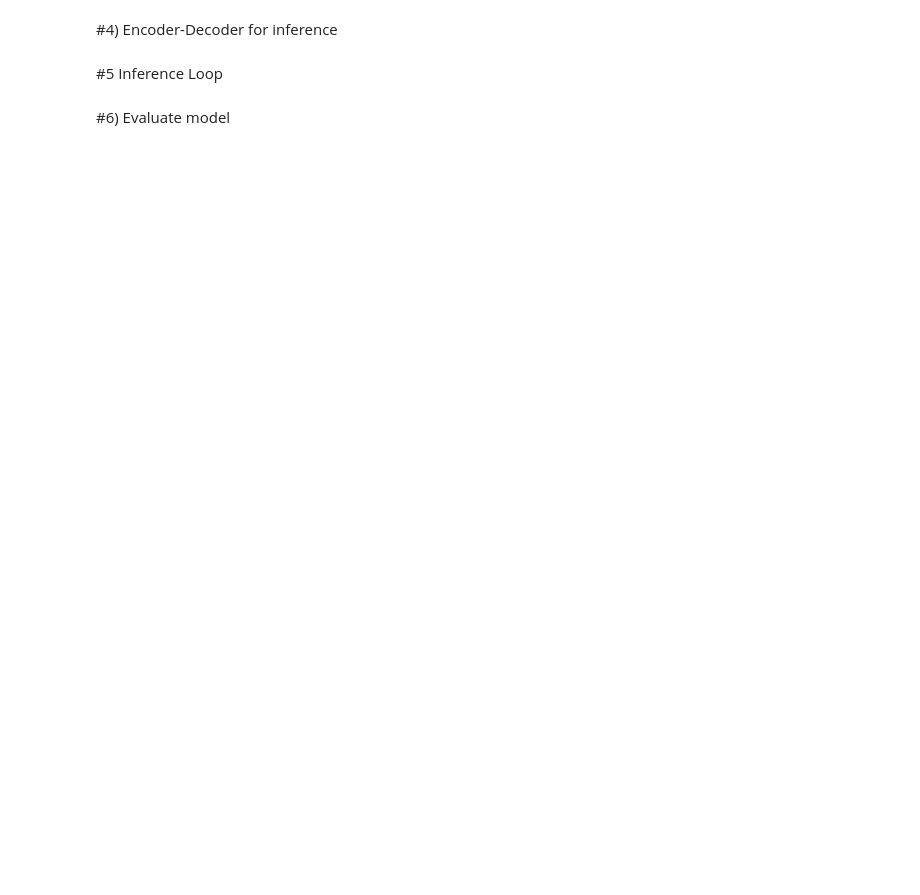
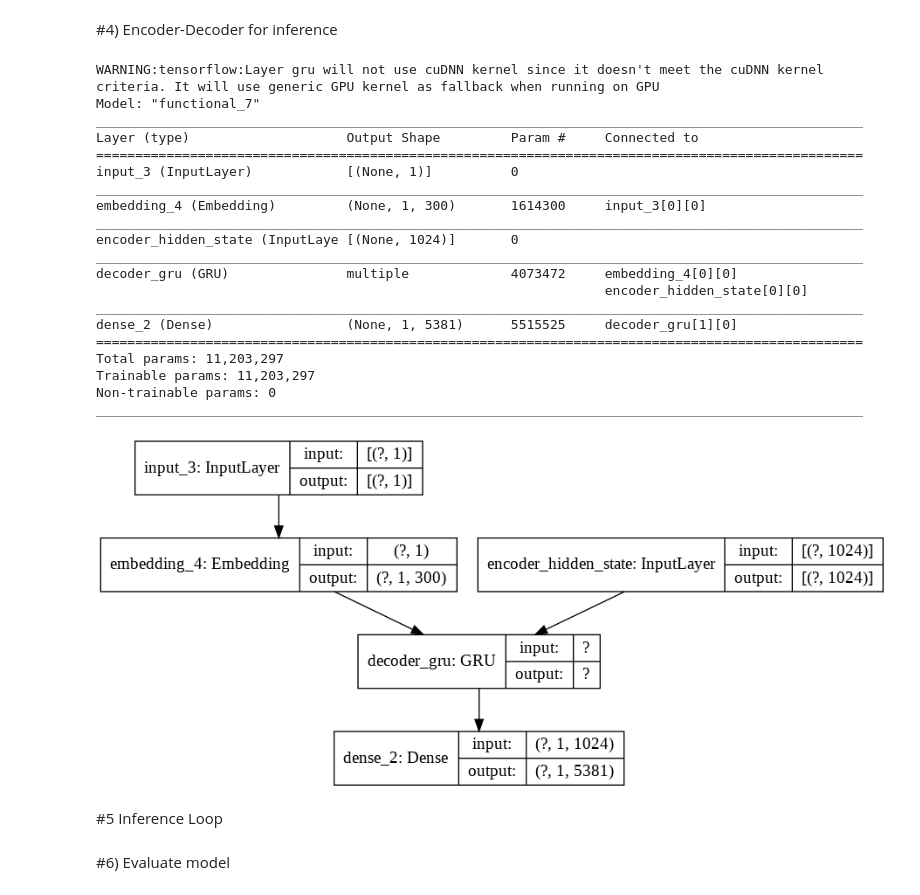
Before and after one commit to IpastorSan/seq2seq-with-attention-OCR-translation, a Jupyter notebook: model/vanilla_seq2seq/vanilla_seq2seq_notebook.ipynb, the cells around one changed output. Cells and saved outputs as stored; diff of their text form; code cells hidden in the pictures; blank space fills up the shorter version.

```diff
--- a/model/vanilla_seq2seq/vanilla_seq2seq_notebook.ipynb
+++ b/model/vanilla_seq2seq/vanilla_seq2seq_notebook.ipynb
@@ -128,6 +125,6 @@ def get_embedding_weights(embedd_dict, tokenizer_index, max_features=1000):
     return embedding_matrix
 # %%
 emb_zh = get_embedding_weights(embedding_zh, zh_tokenizer_lang, max_features=zh_vocab_size)
-emb_en = emb = get_embedding_weights(embedding_en, en_tokenizer_lang, max_features=en_vocab_size)
+emb_en = get_embedding_weights(embedding_en, en_tokenizer_lang, max_features=en_vocab_size)
 # %% [markdown]
 ##2.4 Batch Generator
@@ -339,36 +287,58 @@ plt.show()
 # encoder_model_inference is the same as in training
 encoder_inf = Model(encoder_input, state_h)
 
 encoder_inf.save("/content/gdrive/My Drive/tfm/encoder_inf_model_v1.h5")
 encoder_inf.save_weights("/content/gdrive/My Drive/tfm/encoder_inf_weights_v1.h5")
 
 # decoder_model_inference
 decoder_inf_state_input_h = Input(shape=(nodes, ), name="encoder_hidden_state") #Encoder hidden states
 
 # decoder_inputs
-decoder_inf_input = Input(shape=(None,)) #Input fro inference decoding is 1 word at a time
+decoder_inf_input = Input(shape=(1,)) #Input fro inference decoding is 1 word at a time
 decoder_inf_input_emb = Embedding(en_vocab_size, 300, \
                                   weights=[emb_en], mask_zero=True)(decoder_inf_input)
 
 # decoder
 decoder_inf_gru = GRU(nodes, return_sequences=True, unroll=True, return_state=True)
 decoder_inf, h_inf = decoder_gru(decoder_inf_input_emb, initial_state=decoder_inf_state_input_h)
 decoder_inf_state = h_inf
 
 decoder_inf_output = Dense(en_vocab_size, activation="softmax")(decoder_inf)
 
 
-decoder_inf_model = Model([decoder_inf_input]+ decoder_inf_state_input_h, \
-                          [decoder_inf_output] + decoder_inf_state)
+decoder_inf_model = Model([decoder_inf_input, decoder_inf_state_input_h], \
+                          [decoder_inf_output, decoder_inf_state])
 
 decoder_inf_model.summary()
 
 plot_model(decoder_inf_model, to_file="/content/gdrive/My Drive/tfm/decoder_inf_model_v1.png", \
            show_shapes=True, show_layer_names=True)
 
 decoder_inf_model.save("/content/gdrive/My Drive/tfm/decoder_inf_model_v1.h5")
 decoder_inf_model.save_weights("/content/gdrive/My Drive/tfm/decoder_inf_weights_v1.h5")
 plot_model(decoder_inf_model, to_file="/content/gdrive/My Drive/tfm/model_inf_v1.png", show_shapes=True)
+# %% [output]
+WARNING:tensorflow:Layer gru will not use cuDNN kernel since it doesn't meet the cuDNN kernel criteria. It will use generic GPU kernel as fallback when running on GPU
+Model: "functional_7"
+__________________________________________________________________________________________________
+Layer (type)                    Output Shape         Param #     Connected to
+==================================================================================================
+input_3 (InputLayer)            [(None, 1)]          0
+__________________________________________________________________________________________________
+embedding_4 (Embedding)         (None, 1, 300)       1614300     input_3[0][0]
+__________________________________________________________________________________________________
+encoder_hidden_state (InputLaye [(None, 1024)]       0
+__________________________________________________________________________________________________
+decoder_gru (GRU)               multiple             4073472     embedding_4[0][0]
+                                                                 encoder_hidden_state[0][0]
+__________________________________________________________________________________________________
+dense_2 (Dense)                 (None, 1, 5381)      5515525     decoder_gru[1][0]
+==================================================================================================
+Total params: 11,203,297
+Trainable params: 11,203,297
+Non-trainable params: 0
+__________________________________________________________________________________________________
+[figure, added]
 # %% [markdown]
 #5 Inference Loop
 # %%
```
Also changed, not shown: parts of 26 cells of this notebook.
